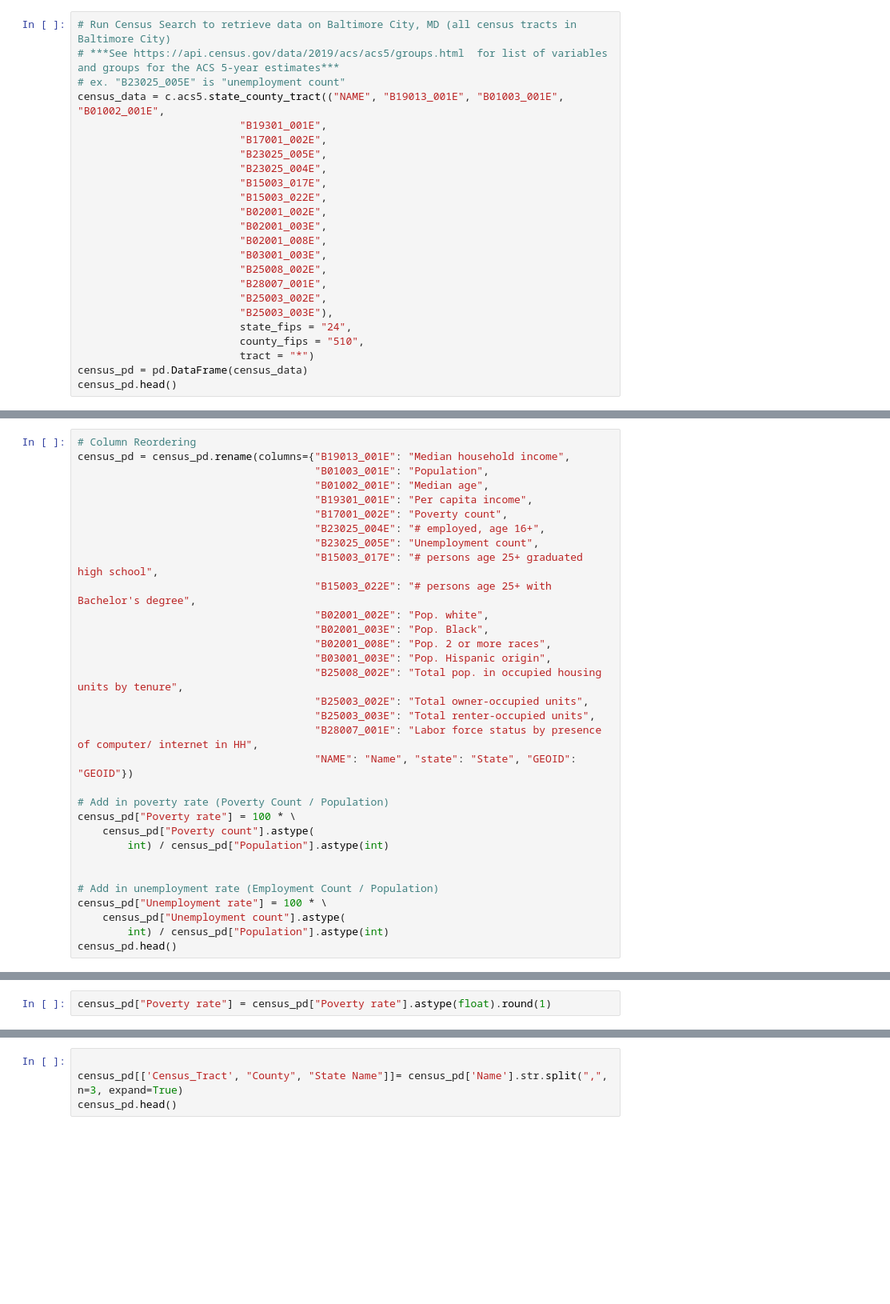
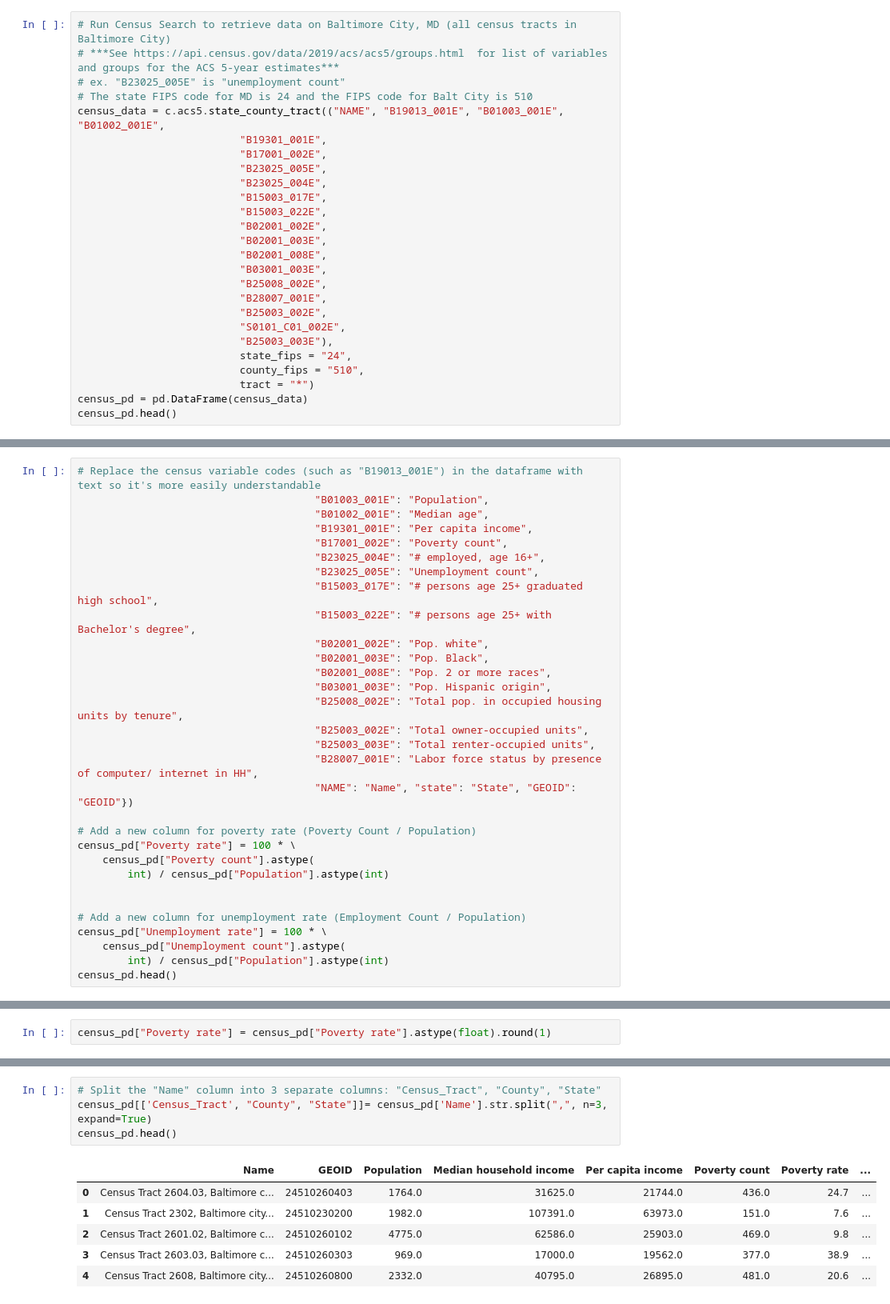
Before and after one commit to Jenkir/Land_Use_Commitee_CC_Analysis, a Jupyter notebook: corridors_census_2019.ipynb, the cells around one changed output, grey strips where cells are left out. Shown at 80% size. Saved outputs shown, nothing was run; the diff lists cells and outputs as text; blank space fills up the shorter version.

```diff
--- a/corridors_census_2019.ipynb
+++ b/corridors_census_2019.ipynb
@@ -68,6 +49,7 @@ c = Census(api_key, year=2019)
 # Run Census Search to retrieve data on Baltimore City, MD (all census tracts in Baltimore City)
 # ***See https://api.census.gov/data/2019/acs/acs5/groups.html  for list of variables and groups for the ACS 5-year estimates***
 # ex. "B23025_005E" is "unemployment count"
+# The state FIPS code for MD is 24 and the FIPS code for Balt City is 510
 census_data = c.acs5.state_county_tract(("NAME", "B19013_001E", "B01003_001E", "B01002_001E",
                           "B19301_001E",
                           "B17001_002E",
@@ -82,6 +64,7 @@ census_data = c.acs5.state_county_tract(("NAME", "B19013_001E", "B01003_001E", "
                           "B25008_002E",
                           "B28007_001E",
                           "B25003_002E",
+                          "S0101_C01_002E",
                           "B25003_003E"),
                           state_fips = "24",
                           county_fips = "510",
@@ -123,6 +119,5 @@ print("Number of rows, columns: ", census_pd.shape)
 # %%
-# Column Reordering
-census_pd = census_pd.rename(columns={"B19013_001E": "Median household income",
+# Replace the census variable codes (such as "B19013_001E") in the dataframe with text so it's more easily understandable
                                       "B01003_001E": "Population",
                                       "B01002_001E": "Median age",
                                       "B19301_001E": "Per capita income",
@@ -141,13 +136,13 @@ census_pd = census_pd.rename(columns={"B19013_001E": "Median household income",
                                       "B28007_001E": "Labor force status by presence of computer/ internet in HH",
                                       "NAME": "Name", "state": "State", "GEOID": "GEOID"})
 
-# Add in poverty rate (Poverty Count / Population)
+# Add a new column for poverty rate (Poverty Count / Population)
 census_pd["Poverty rate"] = 100 * \
     census_pd["Poverty count"].astype(
         int) / census_pd["Population"].astype(int)
 
 
-# Add in unemployment rate (Employment Count / Population)
+# Add a new column for unemployment rate (Employment Count / Population)
 census_pd["Unemployment rate"] = 100 * \
     census_pd["Unemployment count"].astype(
         int) / census_pd["Population"].astype(int)
@@ -191,4 +237,11 @@ census_pd.count()
 # %%
-
-census_pd[['Census_Tract', "County", "State Name"]]= census_pd['Name'].str.split(",", n=3, expand=True)
+# Split the "Name" column into 3 separate columns: "Census_Tract", "County", "State"
+census_pd[['Census_Tract', "County", "State"]]= census_pd['Name'].str.split(",", n=3, expand=True)
 census_pd.head()
+# %% [output]
+|  | Name | GEOID | Population | Median household income | Per capita income | Poverty count | Poverty rate | ... |
+| 0 | Census Tract 2604.03, Baltimore c... | 24510260403 | 1764.0 | 31625.0 | 21744.0 | 436.0 | 24.7 | ... |
+| 1 | Census Tract 2302, Baltimore city... | 24510230200 | 1982.0 | 107391.0 | 63973.0 | 151.0 | 7.6 | ... |
+| 2 | Census Tract 2601.02, Baltimore c... | 24510260102 | 4775.0 | 62586.0 | 25903.0 | 469.0 | 9.8 | ... |
+| 3 | Census Tract 2603.03, Baltimore c... | 24510260303 | 969.0 | 17000.0 | 19562.0 | 377.0 | 38.9 | ... |
+| 4 | Census Tract 2608, Baltimore city... | 24510260800 | 2332.0 | 40795.0 | 26895.0 | 481.0 | 20.6 | ... |
```
Also changed, not shown: parts of 28 cells of this notebook, 1 other file.
